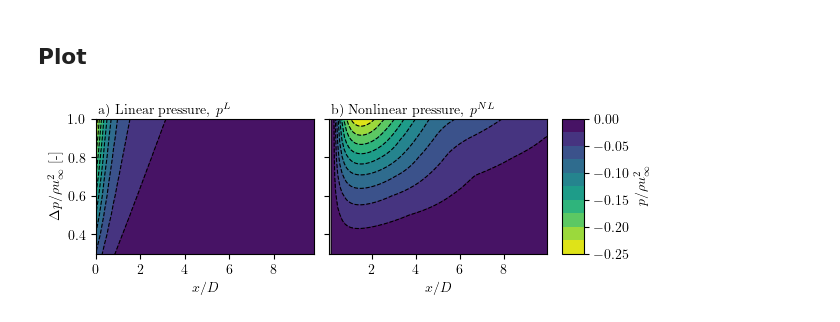
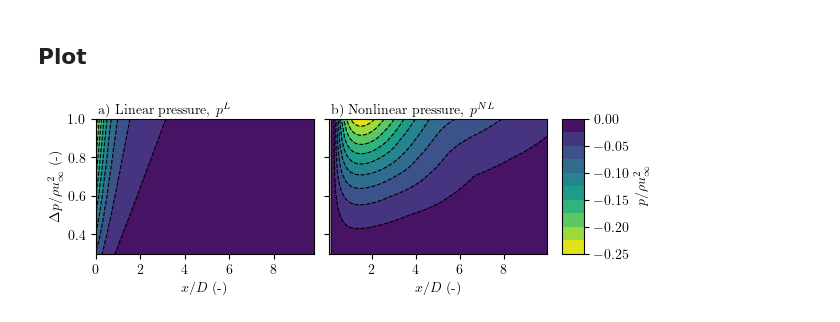
Before and after one commit to Howland-Lab/Unified-Momentum-Model, a Jupyter notebook: figures/supplement_pressure.ipynb, the cells around one changed output. Cells and saved outputs as stored; diff of their text form; code cells hidden in the pictures.

Commit message:
update supplementary figures

```diff
--- a/figures/supplement_pressure.ipynb
+++ b/figures/supplement_pressure.ipynb
@@ -66,34 +66,34 @@ for key, ax in zip(["linear", "nonlinear"], axes):
         1 + 0.01,
         labels[key],
         ha="left",
         va="bottom",
         transform=ax.transAxes,
     )
 levels = np.arange(-0.25, 0.001, 0.025)
 
 # axes 1: Linear
 CF = axes[0].contourf(xs, dps, p_linear, levels=levels, cmap="viridis_r")
 CS = axes[0].contour(xs, dps, p_linear, levels=levels, colors="k", linewidths=0.8)
 
 axes[0].set_ylim(0.3, 1)
 
 # axes 2: Nonlinear
 CF = axes[1].contourf(xs2, dps2, p_nonlinear, levels=levels, cmap="viridis_r")
 CS = axes[1].contour(xs2, dps2, p_nonlinear, levels=levels, colors="k", linewidths=0.8)
 
 axes[1].set_ylim(0.3, 1)
 
 
-axes[0].set_xlabel("$x/D$")
-axes[1].set_xlabel("$x/D$")
-axes[0].set_ylabel(r"$\Delta p /\rho u_\infty^2$ [-]")
+axes[0].set_xlabel("$x/D$ (-)")
+axes[1].set_xlabel("$x/D$ (-)")
+axes[0].set_ylabel(r"$\Delta p /\rho u_\infty^2$ (-)")
 
 cax = plt.subplot(gs[2])
 cbar = plt.colorbar(CF, cax=cax)
 cbar.set_label(label=r"$p /\rho u_\infty^2$")
 
 
 plt.savefig(figdir / "supplement_centerline_pressure.png", dpi=500, bbox_inches="tight")
 plt.savefig(figdir_eps / "supplement_centerline_pressure.eps", bbox_inches="tight")
 # %% [output]
-[figure, old version]
+[figure, new version]
```
Also changed, not shown: 1 other file.
